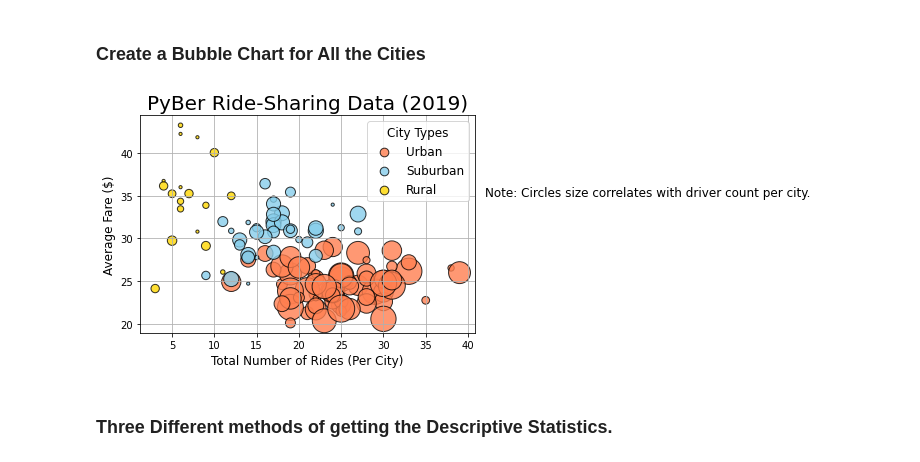
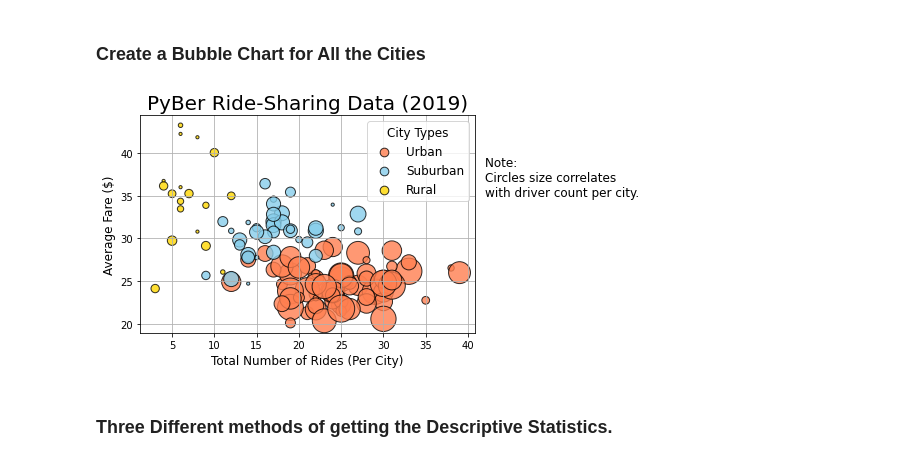
Before and after one commit to fmohiudd/PyBer_Analysis, a Jupyter notebook: PyBer.ipynb, the cells around one changed output. Saved outputs shown, nothing was run; the diff lists cells and outputs as text; code cells hidden in the pictures.

Commit message:
Uploading the Pyber Analysis file

```diff
--- a/PyBer.ipynb
+++ b/PyBer.ipynb
@@ -300,36 +300,36 @@ plt.scatter(suburban_ride_count,
            alpha = 0.8, label = "Suburban")
 
 plt.scatter(rural_ride_count, rural_avg_fare,
            s = 10*rural_driver_count, c = "gold",
            edgecolor = "black", linewidths = 1,
            alpha = 0.8, label = "Rural")
 
 # Incorporate the other graph properties
 plt.title("PyBer Ride-Sharing Data (2019)", fontsize = 20)
 plt.ylabel("Average Fare ($)", fontsize = 12)
 plt.xlabel("Total Number of Rides (Per City)", fontsize = 12)
 plt.grid(True)
 
 # Create legend of same size bubble.
 lgnd = plt.legend(fontsize = "12", mode="Expanded",
         scatterpoints = 1, loc = 'best', title = "City Types")
 lgnd.legendHandles[0]._sizes = [75]
 lgnd.legendHandles[1]._sizes = [75]
 lgnd.legendHandles[2]._sizes = [75]
 lgnd.get_title().set_fontsize(12)
 
 #plt.legend()  #<<-- this will bypass the new legend size declared by lgnd.
 
 # Incorporate a text label about circle size.
-plt.text(42,35, "Note: Circles size correlates with driver count per city.", fontsize = "12")
+plt.text(42,35, "Note: \nCircles size correlates \nwith driver count per city.", fontsize = "12")
 
 # Save the figure.
-plt.savefig("analysis/Fig")
+plt.savefig("analysis/Fig", bbox_inches="tight")
 
 # Show the plot
 plt.show()
 # %% [output]
-[figure, old version]
+[figure, new version]
 # %% [markdown]
 ### Three Different methods of getting the Descriptive Statistics.
 # %% [markdown]
```
Also changed, not shown: parts of 44 cells of this notebook, 5 other files.
